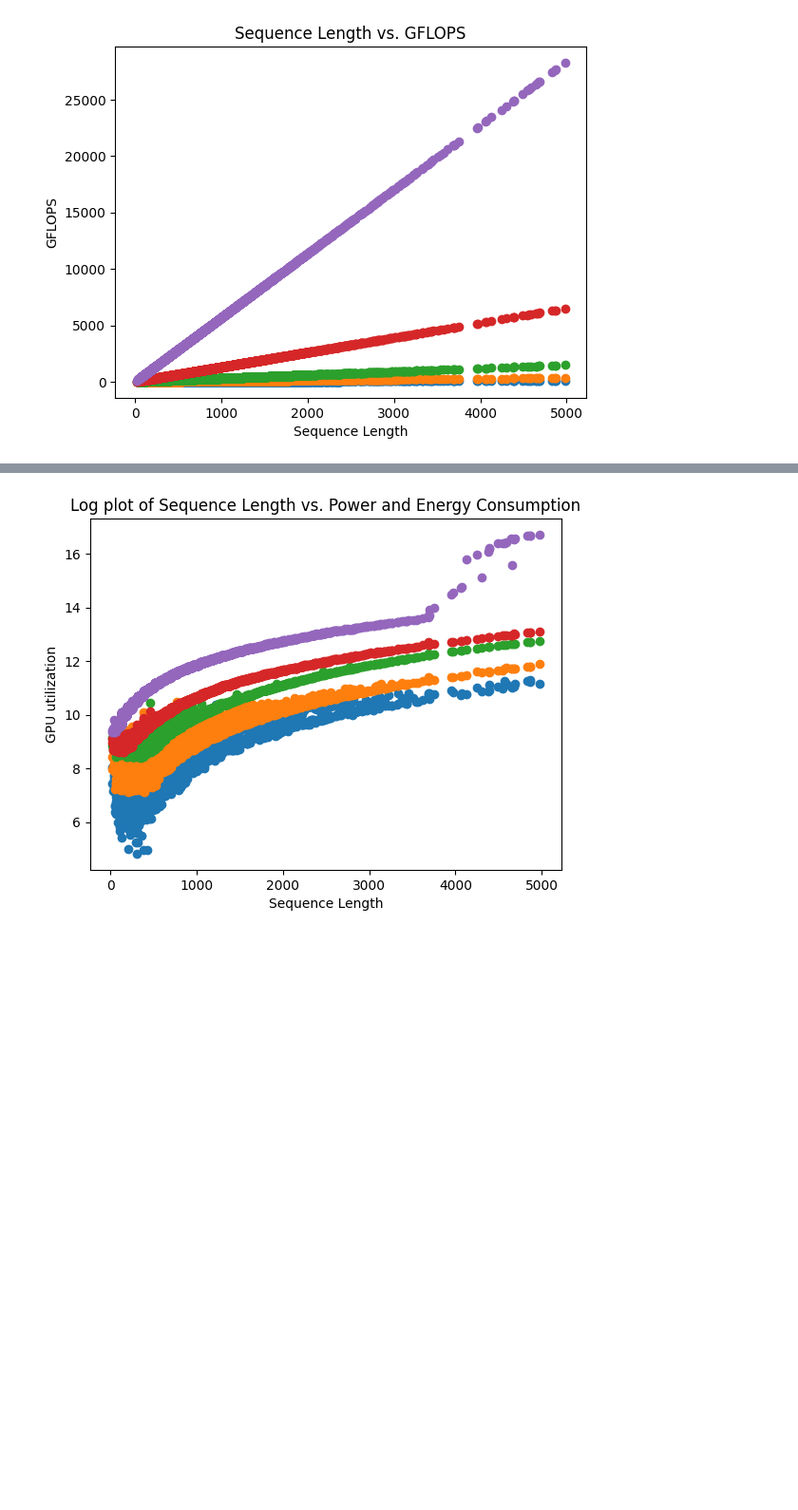
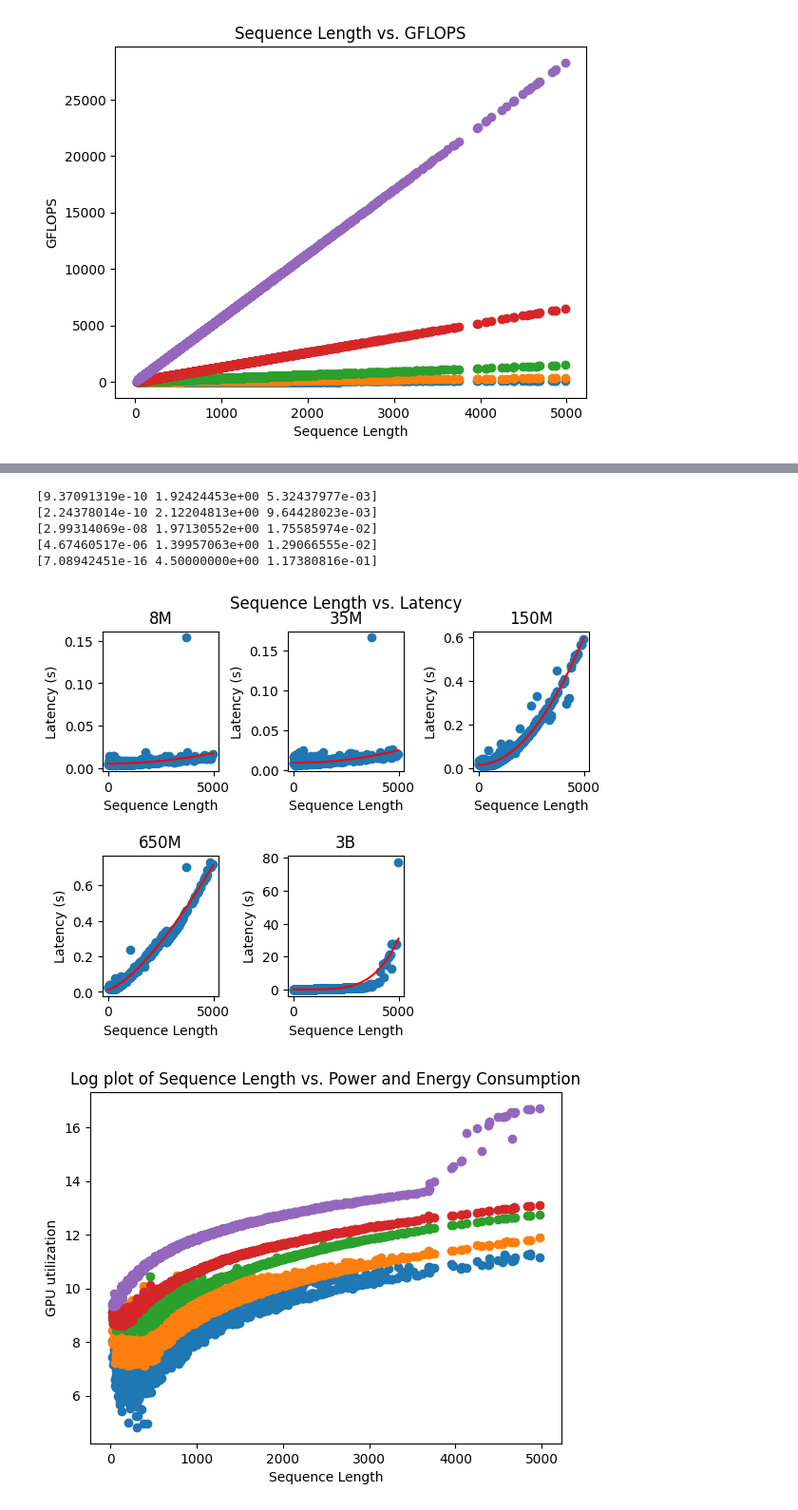
Before and after one commit to lgltan/ESM_Benchmark, a Jupyter notebook: plotter.ipynb, the cells around one changed output, grey strips where cells are left out. Shown at 95% size. Drawn from its saved outputs; the diff is of its cells as text; code cells hidden in the pictures; blank space fills up the shorter version.

```diff
--- a/plotter.ipynb
+++ b/plotter.ipynb
@@ -151,3 +188,41 @@ for i in range(0, len(MODELS)):
+# %%
+def general_function(x, a, p, b):
+    return a * x**p  + b
+# %%
+# Create a scatter plot\
+for i in range(0, len(MODELS)):
+    plt.subplot(2, 3, i + 1)
+    X = seql[i]
+    Y = latency_df[i][['model_process']] / 1000000000
+    # Fit the curve
+    popt, pcov = curve_fit(general_function, X, np.reshape(Y.values, (-1)), bounds=(0, 4.75))
+    print(popt)
+
+    plt.scatter(X, Y)
+    _x = [i for i in range(0, max(seql[i]))]
+    plt.plot(_x, general_function(_x, *popt), 'r-')
+
+    # Label the axes
+    plt.xlabel('Sequence Length')
+    plt.ylabel('Latency (s)')
+    plt.title(MODELS[i].split('/')[1].split('_')[2])
+
+# Add a title
+plt.suptitle('Sequence Length vs. Latency')
+plt.subplots_adjust(left=0.1,
+                    bottom=0.1,
+                    right=0.9,
+                    top=0.9,
+                    wspace=0.6,
+                    hspace=0.6)
+plt.show()
+# %% [output]
+[9.37091319e-10 1.92424453e+00 5.32437977e-03]
+[2.24378014e-10 2.12204813e+00 9.64428023e-03]
+[2.99314069e-08 1.97130552e+00 1.75585974e-02]
+[4.67460517e-06 1.39957063e+00 1.29066555e-02]
+[7.08942451e-16 4.50000000e+00 1.17380816e-01]
+[figure, added]
 # %%
 for i in range(0, len(MODELS)):
     duration = gpu_util_df[i]["duration"] * 100000
```
Also changed, not shown: parts of 5 cells of this notebook, 1 other file.
